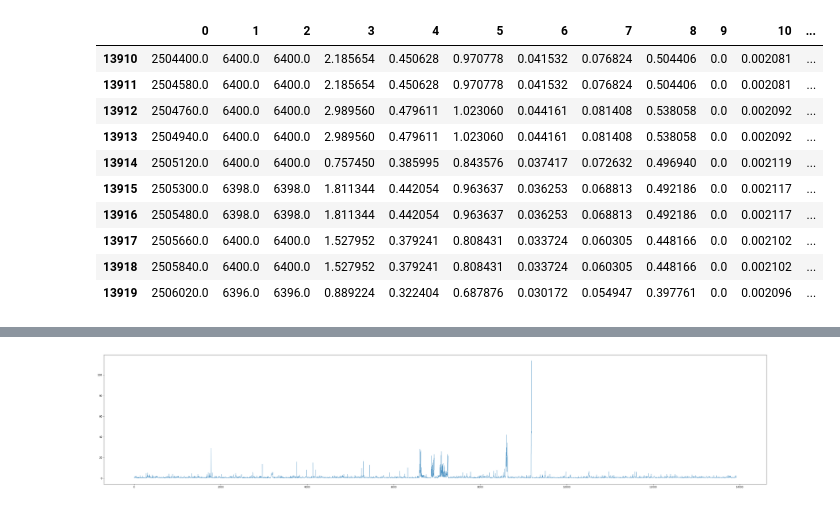
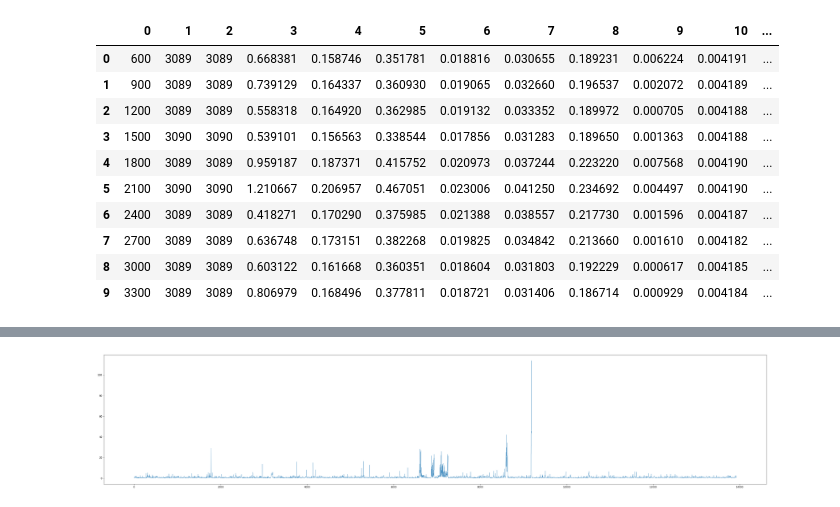
Before and after one commit to thangbk2209/pretraining_auto_scaling_ng, a Jupyter notebook: explore_data/google_trace.ipynb, the cells around one changed output, grey strips where cells are left out. Saved outputs shown, nothing was run; the diff lists cells and outputs as text; code cells hidden in the pictures.

```diff
--- a/explore_data/google_trace.ipynb
+++ b/explore_data/google_trace.ipynb
@@ -9,22 +9,22 @@ import pandas as pd
 import numpy as np
 import matplotlib.pyplot as plt
 # %%
-file_data = CORE_DATA_DIR + '/input_data/google_trace/1_job/3_mins.csv'
+file_data = CORE_DATA_DIR + '/input_data/google_trace/1_job/5_mins.csv'
 df = pd.read_csv(file_data, header=None)
 # %%
-df.tail(10)
+df.head(10)
 # %% [output]
 |  | 0 | 1 | 2 | 3 | 4 | 5 | 6 | 7 | 8 | 9 | 10 | ... |
-| 13910 | 2504400.0 | 6400.0 | 6400.0 | 2.185654 | 0.450628 | 0.970778 | 0.041532 | 0.076824 | 0.504406 | 0.0 | 0.002081 | ... |
-| 13911 | 2504580.0 | 6400.0 | 6400.0 | 2.185654 | 0.450628 | 0.970778 | 0.041532 | 0.076824 | 0.504406 | 0.0 | 0.002081 | ... |
-| 13912 | 2504760.0 | 6400.0 | 6400.0 | 2.989560 | 0.479611 | 1.023060 | 0.044161 | 0.081408 | 0.538058 | 0.0 | 0.002092 | ... |
-| 13913 | 2504940.0 | 6400.0 | 6400.0 | 2.989560 | 0.479611 | 1.023060 | 0.044161 | 0.081408 | 0.538058 | 0.0 | 0.002092 | ... |
-| 13914 | 2505120.0 | 6400.0 | 6400.0 | 0.757450 | 0.385995 | 0.843576 | 0.037417 | 0.072632 | 0.496940 | 0.0 | 0.002119 | ... |
-| 13915 | 2505300.0 | 6398.0 | 6398.0 | 1.811344 | 0.442054 | 0.963637 | 0.036253 | 0.068813 | 0.492186 | 0.0 | 0.002117 | ... |
-| 13916 | 2505480.0 | 6398.0 | 6398.0 | 1.811344 | 0.442054 | 0.963637 | 0.036253 | 0.068813 | 0.492186 | 0.0 | 0.002117 | ... |
-| 13917 | 2505660.0 | 6400.0 | 6400.0 | 1.527952 | 0.379241 | 0.808431 | 0.033724 | 0.060305 | 0.448166 | 0.0 | 0.002102 | ... |
-| 13918 | 2505840.0 | 6400.0 | 6400.0 | 1.527952 | 0.379241 | 0.808431 | 0.033724 | 0.060305 | 0.448166 | 0.0 | 0.002102 | ... |
-| 13919 | 2506020.0 | 6396.0 | 6396.0 | 0.889224 | 0.322404 | 0.687876 | 0.030172 | 0.054947 | 0.397761 | 0.0 | 0.002096 | ... |
+| 0 | 600 | 3089 | 3089 | 0.668381 | 0.158746 | 0.351781 | 0.018816 | 0.030655 | 0.189231 | 0.006224 | 0.004191 | ... |
+| 1 | 900 | 3089 | 3089 | 0.739129 | 0.164337 | 0.360930 | 0.019065 | 0.032660 | 0.196537 | 0.002072 | 0.004189 | ... |
+| 2 | 1200 | 3089 | 3089 | 0.558318 | 0.164920 | 0.362985 | 0.019132 | 0.033352 | 0.189972 | 0.000705 | 0.004188 | ... |
+| 3 | 1500 | 3090 | 3090 | 0.539101 | 0.156563 | 0.338544 | 0.017856 | 0.031283 | 0.189650 | 0.001363 | 0.004188 | ... |
+| 4 | 1800 | 3089 | 3089 | 0.959187 | 0.187371 | 0.415752 | 0.020973 | 0.037244 | 0.223220 | 0.007568 | 0.004190 | ... |
+| 5 | 2100 | 3090 | 3090 | 1.210667 | 0.206957 | 0.467051 | 0.023006 | 0.041250 | 0.234692 | 0.004497 | 0.004190 | ... |
+| 6 | 2400 | 3089 | 3089 | 0.418271 | 0.170290 | 0.375985 | 0.021388 | 0.038557 | 0.217730 | 0.001596 | 0.004187 | ... |
+| 7 | 2700 | 3089 | 3089 | 0.636748 | 0.173151 | 0.382268 | 0.019825 | 0.034842 | 0.213660 | 0.001610 | 0.004182 | ... |
+| 8 | 3000 | 3089 | 3089 | 0.603122 | 0.161668 | 0.360351 | 0.018604 | 0.031803 | 0.192229 | 0.000617 | 0.004185 | ... |
+| 9 | 3300 | 3089 | 3089 | 0.806979 | 0.168496 | 0.377811 | 0.018721 | 0.031406 | 0.186714 | 0.000929 | 0.004184 | ... |
 # %%
 df.boxplot(column=[4])
 # %% [output]
```
Also changed, not shown: parts of 9 cells of this notebook, 43 other files.
